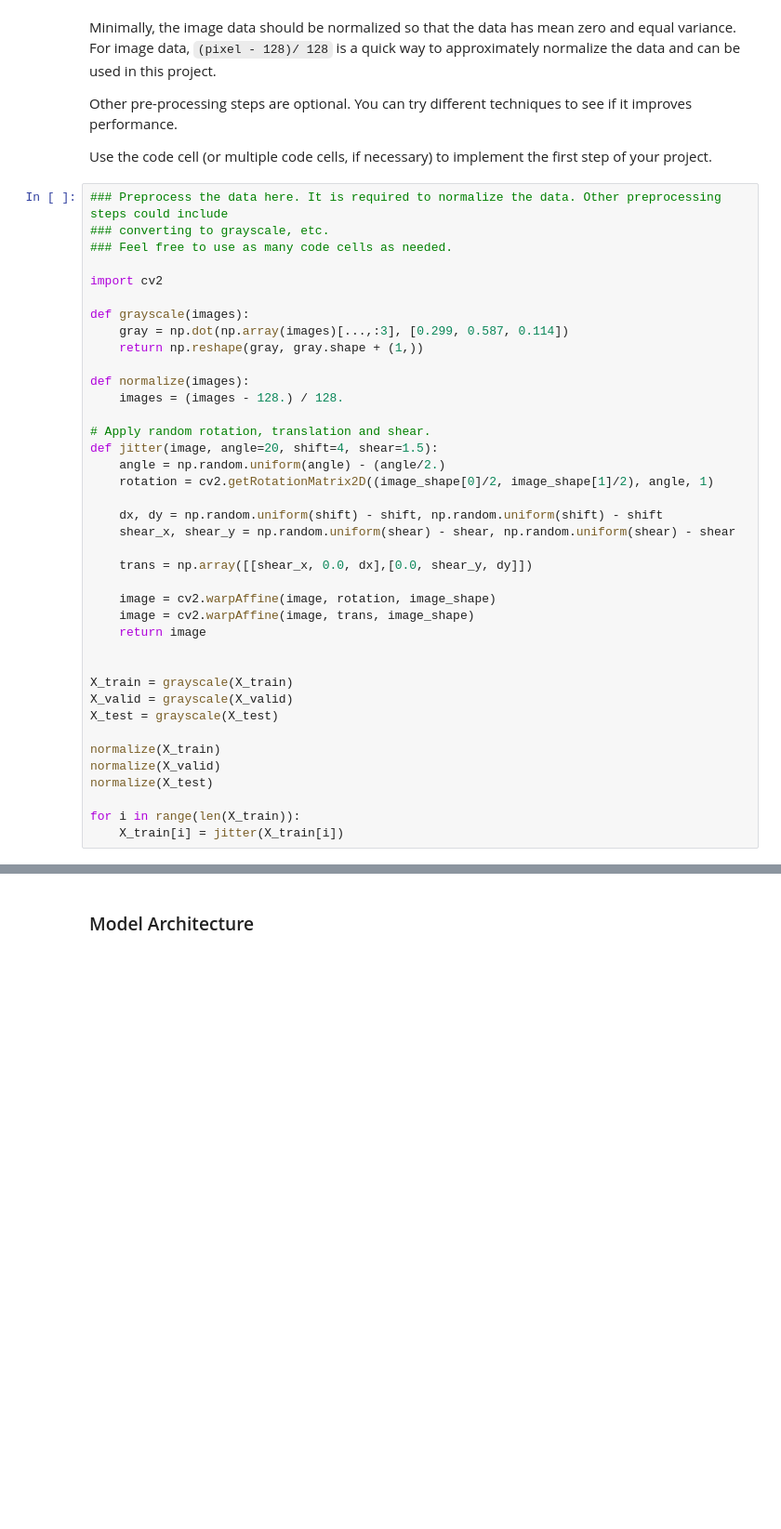
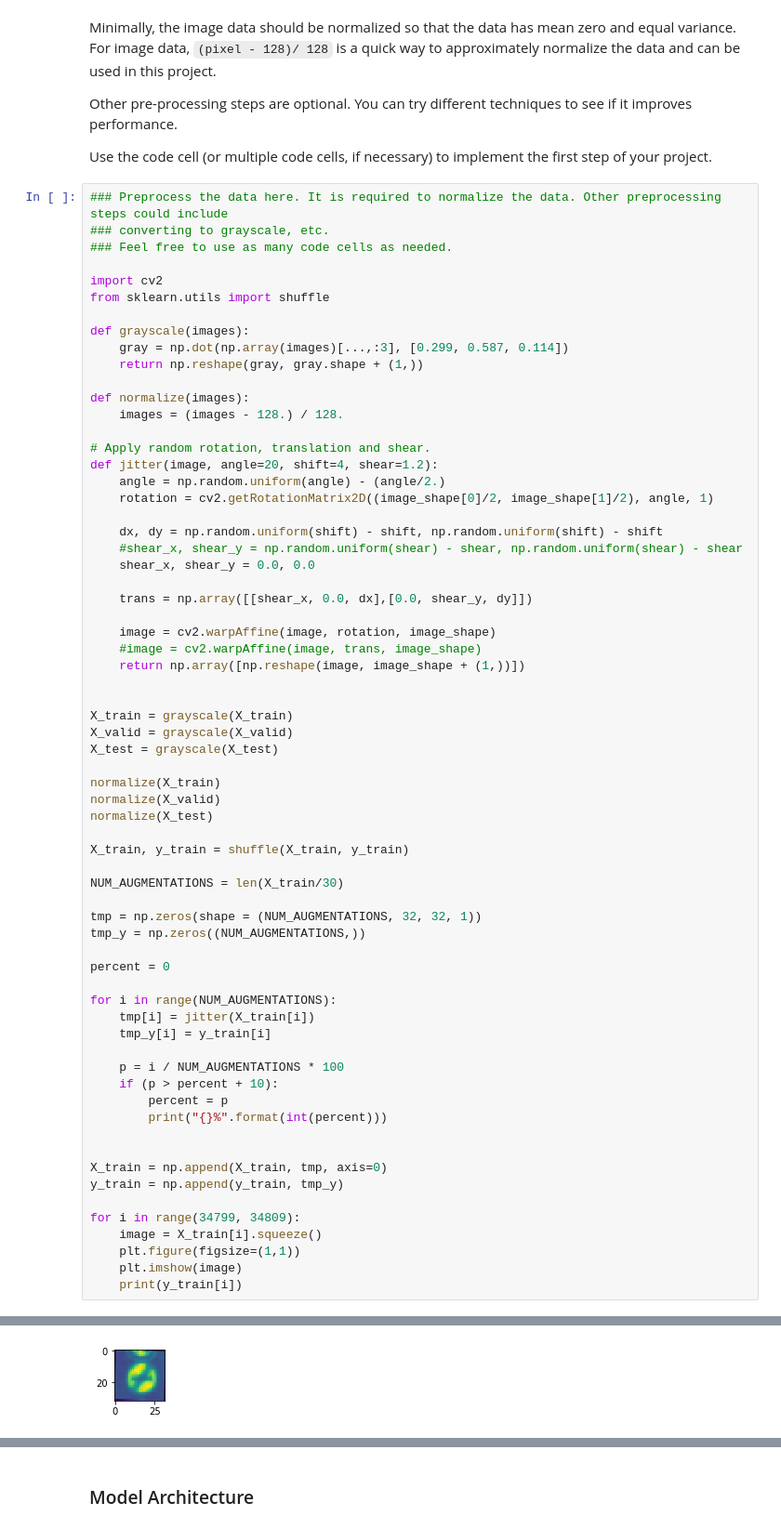
Before and after one commit to aallai/traffic_light_classifier, a Jupyter notebook: Traffic_Sign_Classifier.ipynb, the cells around one changed output, grey strips where cells are left out. Shown at 93% size. Cells and saved outputs as stored; diff of their text form; blank space fills up the shorter version.

Commit message:
Fix image preprocessing.

```diff
--- a/Traffic_Sign_Classifier.ipynb
+++ b/Traffic_Sign_Classifier.ipynb
@@ -178,6 +178,7 @@ Use the code cell (or multiple code cells, if necessary) to implement the first
 ### Feel free to use as many code cells as needed.
 
 import cv2
+from sklearn.utils import shuffle
 
 def grayscale(images):
     gray = np.dot(np.array(images)[...,:3], [0.299, 0.587, 0.114])
@@ -187,18 +188,19 @@ def normalize(images):
     images = (images - 128.) / 128.
 
 # Apply random rotation, translation and shear.
-def jitter(image, angle=20, shift=4, shear=1.5):
+def jitter(image, angle=20, shift=4, shear=1.2):
     angle = np.random.uniform(angle) - (angle/2.)
     rotation = cv2.getRotationMatrix2D((image_shape[0]/2, image_shape[1]/2), angle, 1)
 
     dx, dy = np.random.uniform(shift) - shift, np.random.uniform(shift) - shift
-    shear_x, shear_y = np.random.uniform(shear) - shear, np.random.uniform(shear) - shear
+    #shear_x, shear_y = np.random.uniform(shear) - shear, np.random.uniform(shear) - shear
+    shear_x, shear_y = 0.0, 0.0
 
     trans = np.array([[shear_x, 0.0, dx],[0.0, shear_y, dy]])
 
     image = cv2.warpAffine(image, rotation, image_shape)
-    image = cv2.warpAffine(image, trans, image_shape)
-    return image
+    #image = cv2.warpAffine(image, trans, image_shape)
+    return np.array([np.reshape(image, image_shape + (1,))])
 
 
 X_train = grayscale(X_train)
@@ -209,6 +211,31 @@ normalize(X_train)
 normalize(X_valid)
 normalize(X_test)
 
-for i in range(len(X_train)):
-    X_train[i] = jitter(X_train[i])
+X_train, y_train = shuffle(X_train, y_train)
+
+NUM_AUGMENTATIONS = len(X_train/30)
+
+tmp = np.zeros(shape = (NUM_AUGMENTATIONS, 32, 32, 1))
+tmp_y = np.zeros((NUM_AUGMENTATIONS,))
+
+percent = 0
+
+for i in range(NUM_AUGMENTATIONS):
+    tmp[i] = jitter(X_train[i])
+    tmp_y[i] = y_train[i]
+
+    p = i / NUM_AUGMENTATIONS * 100
+    if (p > percent + 10):
+        percent = p
+        print("{}%".format(int(percent)))
+
+
+X_train = np.append(X_train, tmp, axis=0)
+y_train = np.append(y_train, tmp_y)
+
+for i in range(34799, 34809):
+    image = X_train[i].squeeze()
+    plt.figure(figsize=(1,1))
+    plt.imshow(image)
+    print(y_train[i])
 # %% [output]
@@ -215,0 +261 @@ TypeError: Required argument 'dsize' (pos 3) not found
+[figure, added]
```
Also changed, not shown: parts of 2 cells of this notebook.
